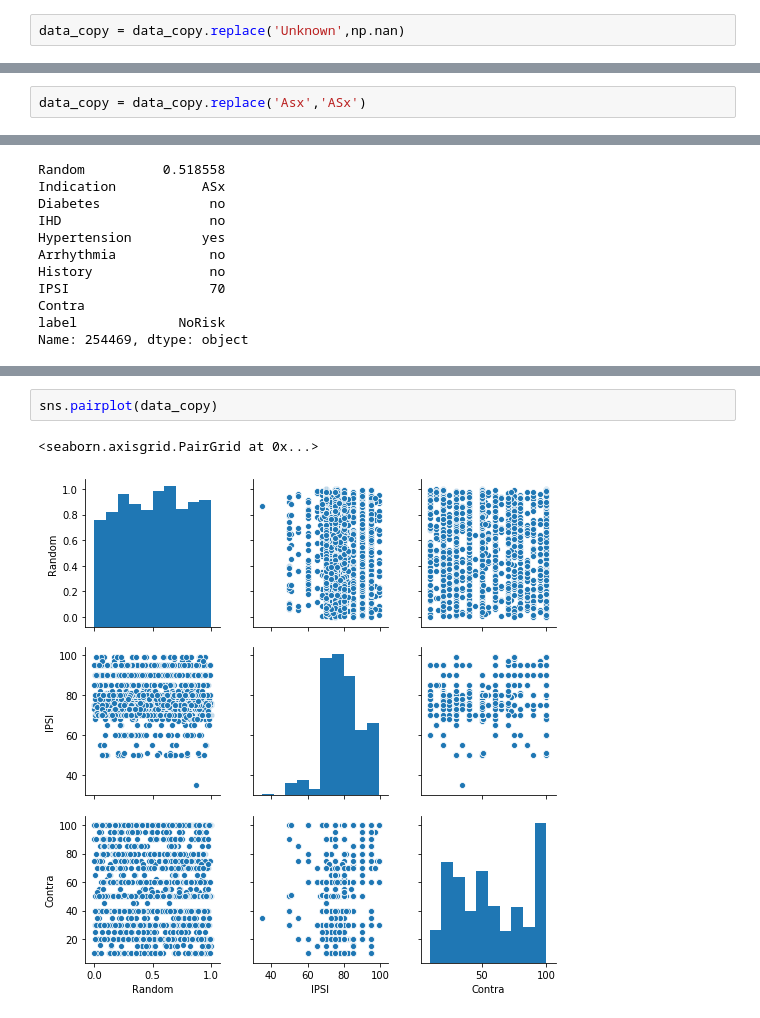
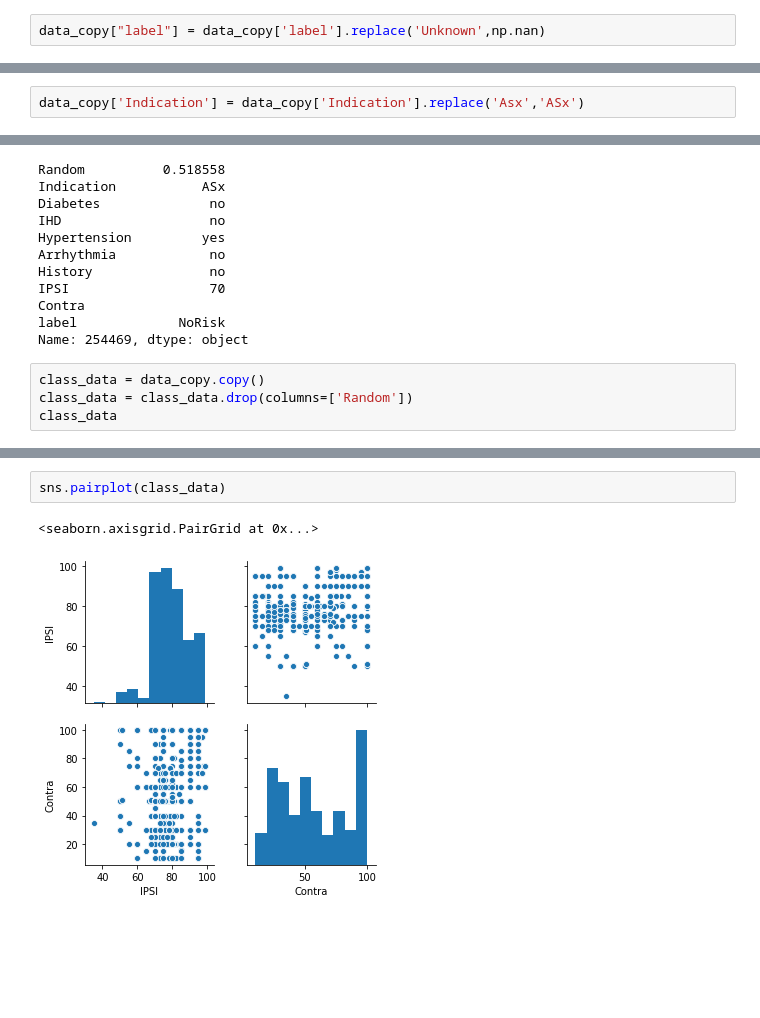
Before and after one commit to AntonyLeons/Data-Mining-ACW, a Jupyter notebook: Legacy_Data.ipynb, the cells around one changed output, grey strips where cells are left out. Cells and saved outputs as stored; diff of their text form; blank space fills up the shorter version.

```diff
--- a/Legacy_Data.ipynb
+++ b/Legacy_Data.ipynb
@@ -134,7 +137,7 @@ data_copy['label'].unique() #only 2 possible values
 # %% [output]
 array(['NoRisk', 'Risk', 'Unknown', nan], dtype=object)
 # %%
-data_copy = data_copy.replace('Unknown',np.nan)
+data_copy["label"] = data_copy['label'].replace('Unknown',np.nan)
 # %%
 data_copy['label'].unique()
 # %% [output]
@@ -144,7 +147,7 @@ data_copy['Indication'].unique()  # Data Decription says only 4 possible values
 # %% [output]
 array(['A-F', 'TIA', 'CVA', 'ASx', 'Asx', nan], dtype=object)
 # %%
-data_copy = data_copy.replace('Asx','ASx')
+data_copy['Indication'] = data_copy['Indication'].replace('Asx','ASx')
 # %%
 data_copy['Indication'].unique()
 # %% [output]
@@ -230,3 +233,7 @@ IPSI                  70
 Contra
 label             NoRisk
 Name: 254469, dtype: object
+# %%
+class_data = data_copy.copy()
+class_data = class_data.drop(columns=['Random'])
+class_data
@@ -233,5 +255,5 @@ Name: 254469, dtype: object
 # %%
-sns.pairplot(data_copy)
+sns.pairplot(class_data)
 # %% [output]
 <seaborn.axisgrid.PairGrid at 0x...>
-[figure, old version]
+[figure, new version]
```
Also changed, not shown: parts of 13 cells of this notebook.
